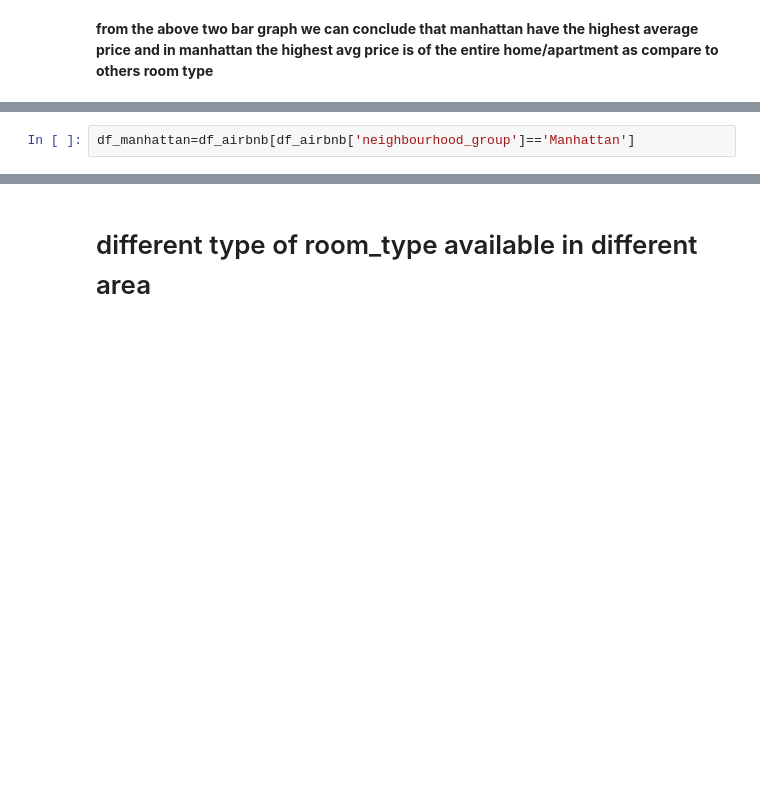
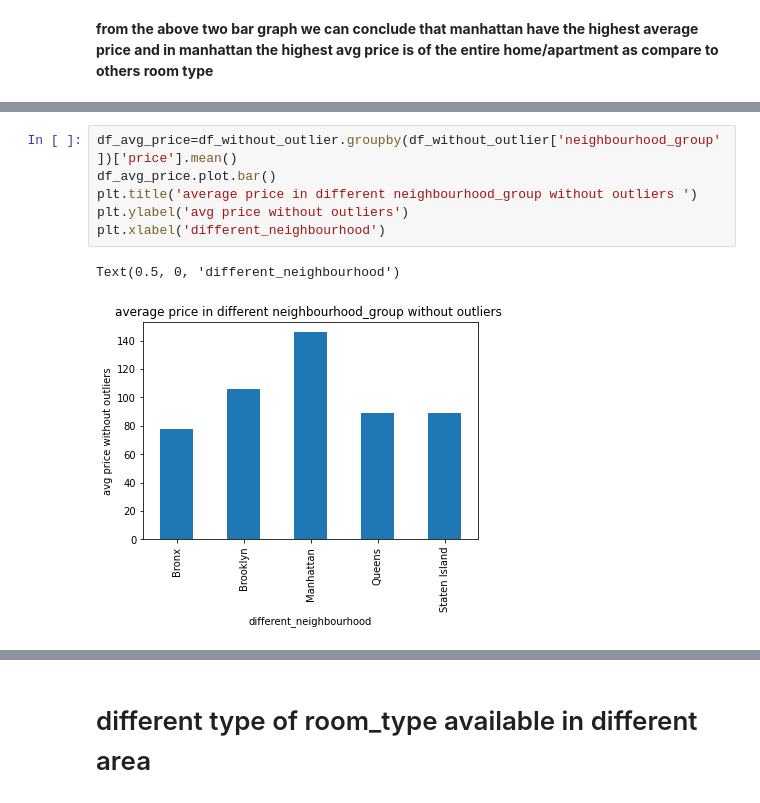
Before and after one commit to avanish04/EDA-on-airbnb, a Jupyter notebook: Copy_of_Airbnb_Bookings_Analysis_Capstone_Project.ipynb, the cells around one changed output, grey strips where cells are left out. Saved outputs shown, nothing was run; the diff lists cells and outputs as text; blank space fills up the shorter version.

```diff
--- a/Copy_of_Airbnb_Bookings_Analysis_Capstone_Project.ipynb
+++ b/Copy_of_Airbnb_Bookings_Analysis_Capstone_Project.ipynb
@@ -219,2 +269,9 @@ Text(0.5, 0, 'different_neighbourhood')
-# %%
-df_manhattan=df_airbnb[df_airbnb['neighbourhood_group']=='Manhattan']
+# %%
+df_avg_price=df_without_outlier.groupby(df_without_outlier['neighbourhood_group'])['price'].mean()
+df_avg_price.plot.bar()
+plt.title('average price in different neighbourhood_group without outliers ')
+plt.ylabel('avg price without outliers')
+plt.xlabel('different_neighbourhood')
+# %% [output]
+Text(0.5, 0, 'different_neighbourhood')
+[figure, added]
```
Also changed, not shown: parts of 20 cells of this notebook.
